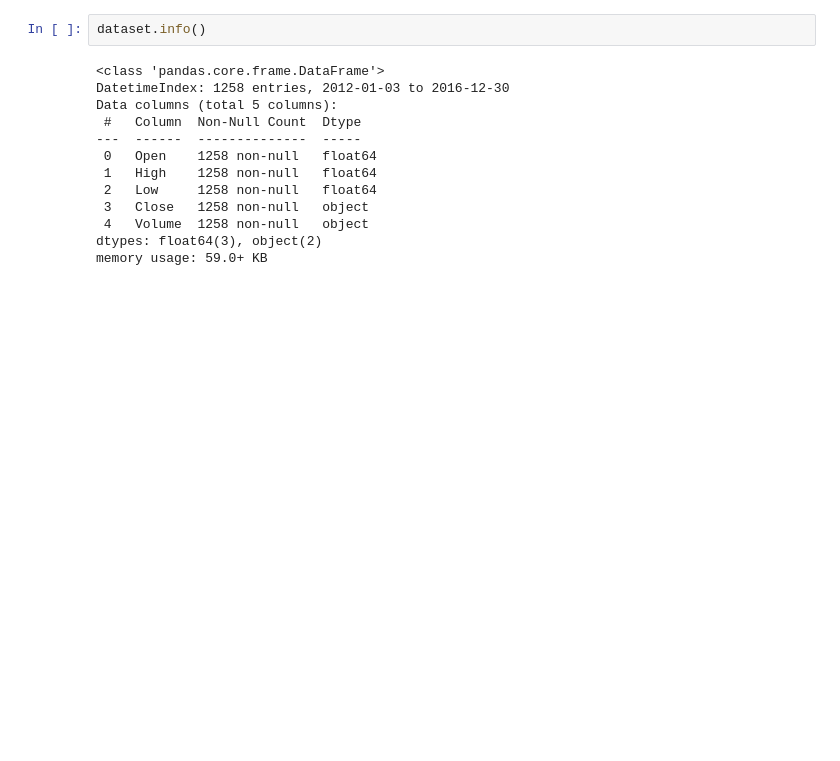
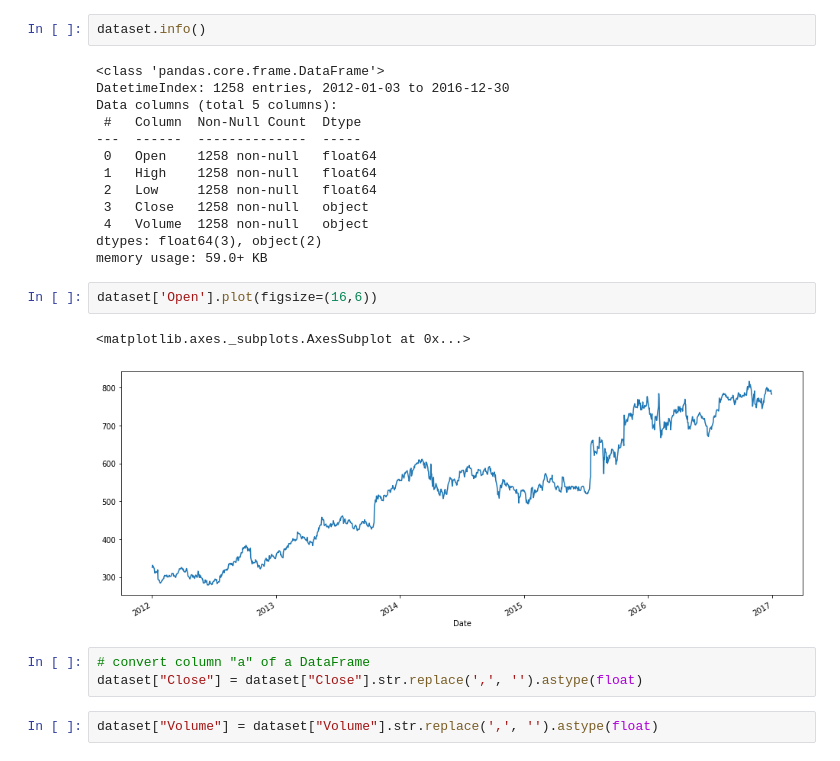
Before and after one commit to BIGG000/Stock_Analysis_Prediciton, a Jupyter notebook: Stock Predicition.ipynb, the cells around one changed output. Drawn from its saved outputs; the diff is of its cells as text; blank space fills up the shorter version.

```diff
--- a/Stock Predicition.ipynb
+++ b/Stock Predicition.ipynb
@@ -39,3 +39,13 @@ Data columns (total 5 columns):
  4   Volume  1258 non-null   object
 dtypes: float64(3), object(2)
 memory usage: 59.0+ KB
+# %%
+dataset['Open'].plot(figsize=(16,6))
+# %% [output]
+<matplotlib.axes._subplots.AxesSubplot at 0x...>
+[figure, added]
+# %%
+# convert column "a" of a DataFrame
+dataset["Close"] = dataset["Close"].str.replace(',', '').astype(float)
+# %%
+dataset["Volume"] = dataset["Volume"].str.replace(',', '').astype(float)
```
